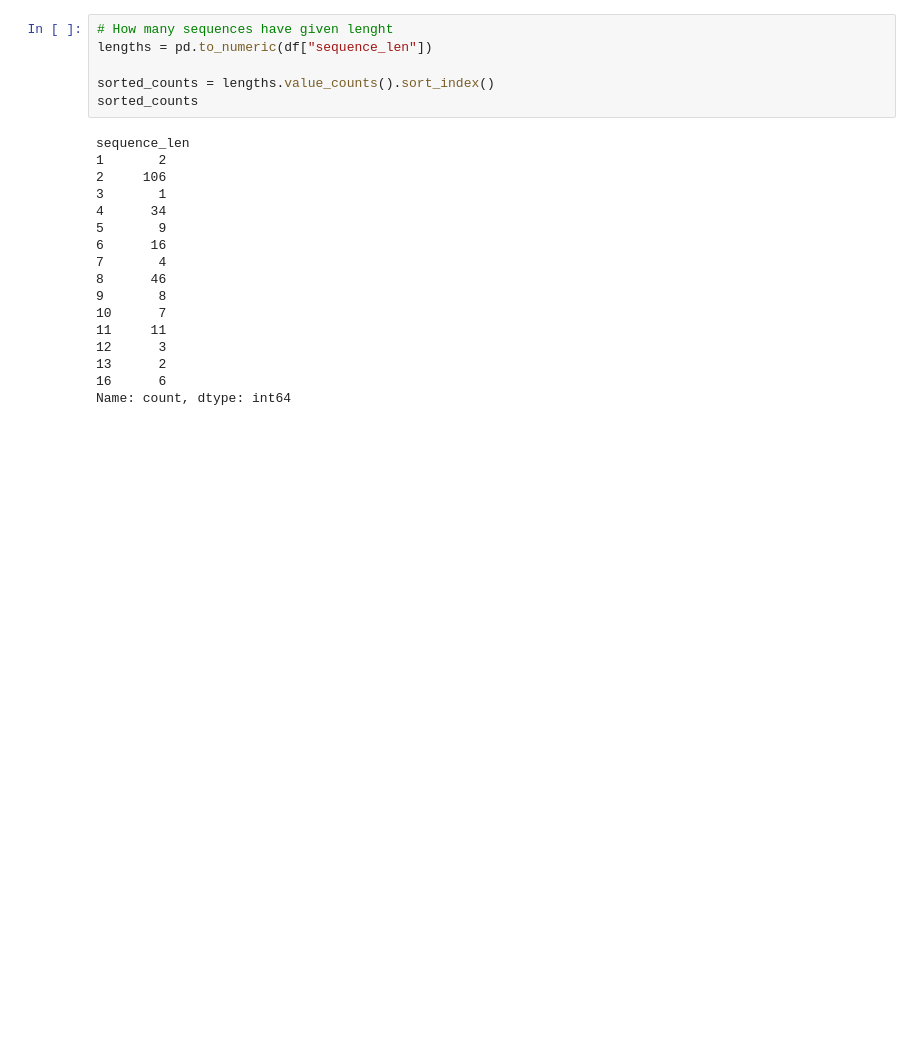
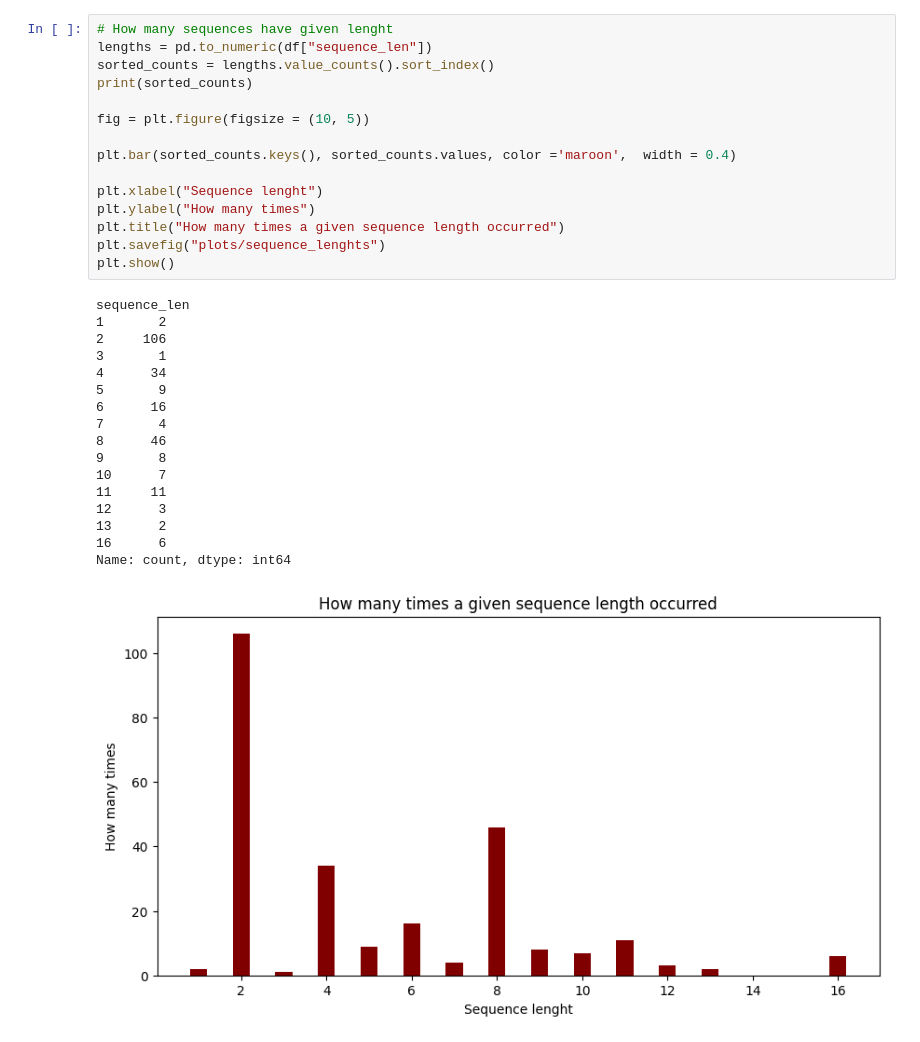
Before and after one commit to agentolek/Bootcamp-mini-hackathon-2024, a Jupyter notebook: Slodziaki/code/analiza3.ipynb, the cells around one changed output. Drawn from its saved outputs; the diff is of its cells as text; blank space fills up the shorter version.

Commit message:
Counted frequence of each scenes

```diff
--- a/Slodziaki/code/analiza3.ipynb
+++ b/Slodziaki/code/analiza3.ipynb
@@ -22,26 +28,36 @@ df
-# %%
-# How many sequences have given lenght
-lengths = pd.to_numeric(df["sequence_len"])
-
-sorted_counts = lengths.value_counts().sort_index()
-sorted_counts
-# %% [output]
-sequence_len
-1       2
-2     106
-3       1
-4      34
-5       9
-6      16
-7       4
-8      46
-9       8
-10      7
-11     11
-12      3
-13      2
-16      6
-Name: count, dtype: int64
+# %%
+# How many sequences have given lenght
+lengths = pd.to_numeric(df["sequence_len"])
+sorted_counts = lengths.value_counts().sort_index()
+print(sorted_counts)
+
+fig = plt.figure(figsize = (10, 5))
+
+plt.bar(sorted_counts.keys(), sorted_counts.values, color ='maroon',  width = 0.4)
+
+plt.xlabel("Sequence lenght")
+plt.ylabel("How many times")
+plt.title("How many times a given sequence length occurred")
+plt.savefig("plots/sequence_lenghts")
+plt.show()
+# %% [output]
+sequence_len
+1       2
+2     106
+3       1
+4      34
+5       9
+6      16
+7       4
+8      46
+9       8
+10      7
+11     11
+12      3
+13      2
+16      6
+Name: count, dtype: int64
+[figure, added]
 # %%
 # How many sequenes are cycle or not
 cycles = df['cycle']
```
Also changed, not shown: parts of 11 cells of this notebook, 2 other files.
